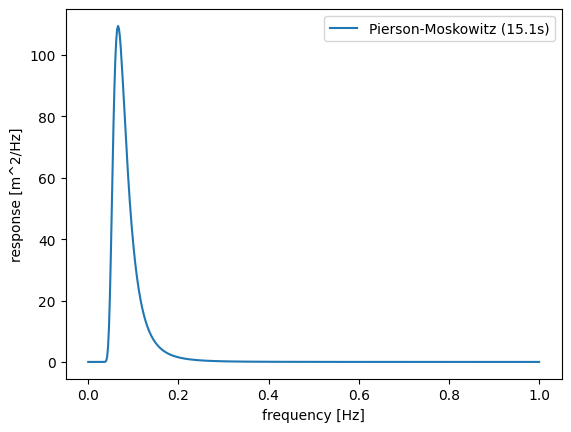
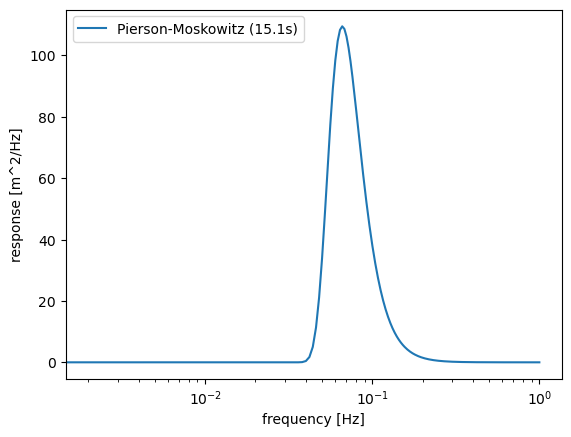
The notebook cell's code change between the first figure and the second:
--- before
+++ after
@@ -2,3 +2,3 @@
 Tp = 15.1  # time period of waves
 pm = resource.pierson_moskowitz_spectrum(wave_freq, Tp, Hs)
-pm.plot(xlabel="frequency [Hz]", ylabel="response [m^2/Hz]")
+pm.plot(xlabel="frequency [Hz]", ylabel="response [m^2/Hz]", logx=True)

Commit: Rerun NDBC notebooks